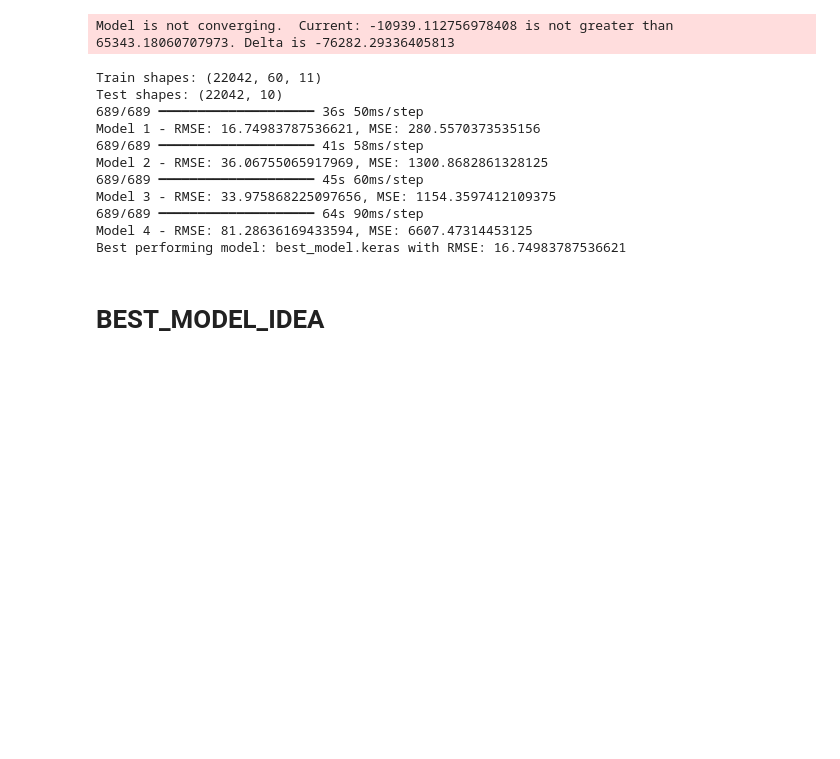
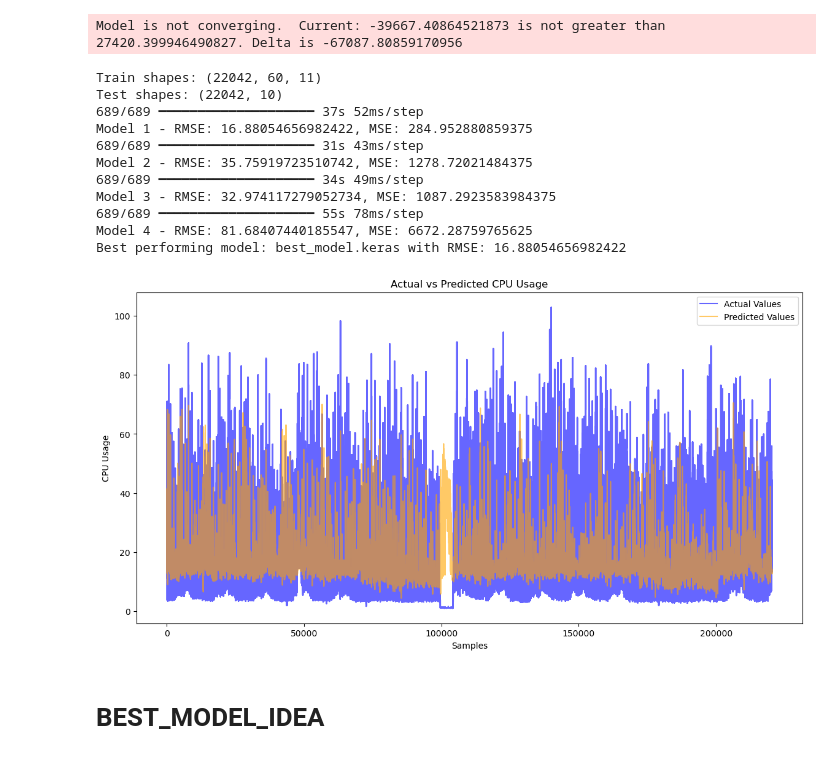
Before and after one commit to BrandonStreets-Mcleod/dissertation-test-code, a Jupyter notebook: Python/test.ipynb, the cells around one changed output. Drawn from its saved outputs; the diff is of its cells as text; code cells hidden in the pictures; blank space fills up the shorter version.

```diff
--- a/Python/test.ipynb
+++ b/Python/test.ipynb
@@ -119,44 +119,53 @@ model_paths = [
 # Create a dictionary to store model performances
 model_performance = {}
 
 # Loop over each model
 for i, model_path in enumerate(model_paths):
     # Load the model
     model = load_model(model_path)
 
     # Make predictions
     y_pred = model.predict(X_test)
 
     # Inverse transform predictions and actual values if necessary
     y_pred_unscaled = target_scaler.inverse_transform(y_pred)
     y_test_unscaled = target_scaler.inverse_transform(y_test)
 
     # Calculate MSE and RMSE
     mse = mean_squared_error(y_test_unscaled.flatten(), y_pred_unscaled.flatten())
     rmse = np.sqrt(mse)
 
     # Store the results
-    model_performance[f'model_{i+1}'] = {'MSE': mse, 'RMSE': rmse, 'Name': model_path}
+    model_performance[f'model_{i+1}'] = {'MSE': mse, 'RMSE': rmse, 'Name': model_path, 'predictions': y_pred_unscaled.flatten() ,'true': y_test_unscaled.flatten()}
 
     # Print or log performance for this model
     print(f"Model {i+1} - RMSE: {rmse}, MSE: {mse}")
 
 # Optionally, you can find the best performing model
 best_model = min(model_performance, key=lambda x: model_performance[x]['RMSE'])
 print(f"Best performing model: {model_performance[best_model]['Name']} with RMSE: {model_performance[best_model]['RMSE']}")
+plt.figure(figsize=(14, 7))
+plt.plot(model_performance[best_model]['true'], label='Actual Values', color='blue', alpha=0.6)
+plt.plot(model_performance[best_model]['predictions'], label='Predicted Values', color='orange', alpha=0.6)
+plt.title('Actual vs Predicted CPU Usage')
+plt.xlabel('Samples')
+plt.ylabel('CPU Usage')
+plt.legend()
+plt.show()
 # %% [output]
-Model is not converging.  Current: -10939.112756978408 is not greater than 65343.18060707973. Delta is -76282.29336405813
+Model is not converging.  Current: -39667.40864521873 is not greater than 27420.399946490827. Delta is -67087.80859170956
 Train shapes: (22042, 60, 11)
 Test shapes: (22042, 10)
-689/689 ━━━━━━━━━━━━━━━━━━━━ 36s 50ms/step
-Model 1 - RMSE: 16.74983787536621, MSE: 280.5570373535156
-689/689 ━━━━━━━━━━━━━━━━━━━━ 41s 58ms/step
-Model 2 - RMSE: 36.06755065917969, MSE: 1300.8682861328125
-689/689 ━━━━━━━━━━━━━━━━━━━━ 45s 60ms/step
-Model 3 - RMSE: 33.975868225097656, MSE: 1154.3597412109375
-689/689 ━━━━━━━━━━━━━━━━━━━━ 64s 90ms/step
-Model 4 - RMSE: 81.28636169433594, MSE: 6607.47314453125
-Best performing model: best_model.keras with RMSE: 16.74983787536621
+689/689 ━━━━━━━━━━━━━━━━━━━━ 37s 52ms/step
+Model 1 - RMSE: 16.88054656982422, MSE: 284.952880859375
+689/689 ━━━━━━━━━━━━━━━━━━━━ 31s 43ms/step
+Model 2 - RMSE: 35.75919723510742, MSE: 1278.72021484375
+689/689 ━━━━━━━━━━━━━━━━━━━━ 34s 49ms/step
+Model 3 - RMSE: 32.974117279052734, MSE: 1087.2923583984375
+689/689 ━━━━━━━━━━━━━━━━━━━━ 55s 78ms/step
+Model 4 - RMSE: 81.68407440185547, MSE: 6672.28759765625
+Best performing model: best_model.keras with RMSE: 16.88054656982422
+[figure, added]
 # %% [markdown]
 # BEST_MODEL_IDEA
 # %%
```
Also changed, not shown: 5 other files.
